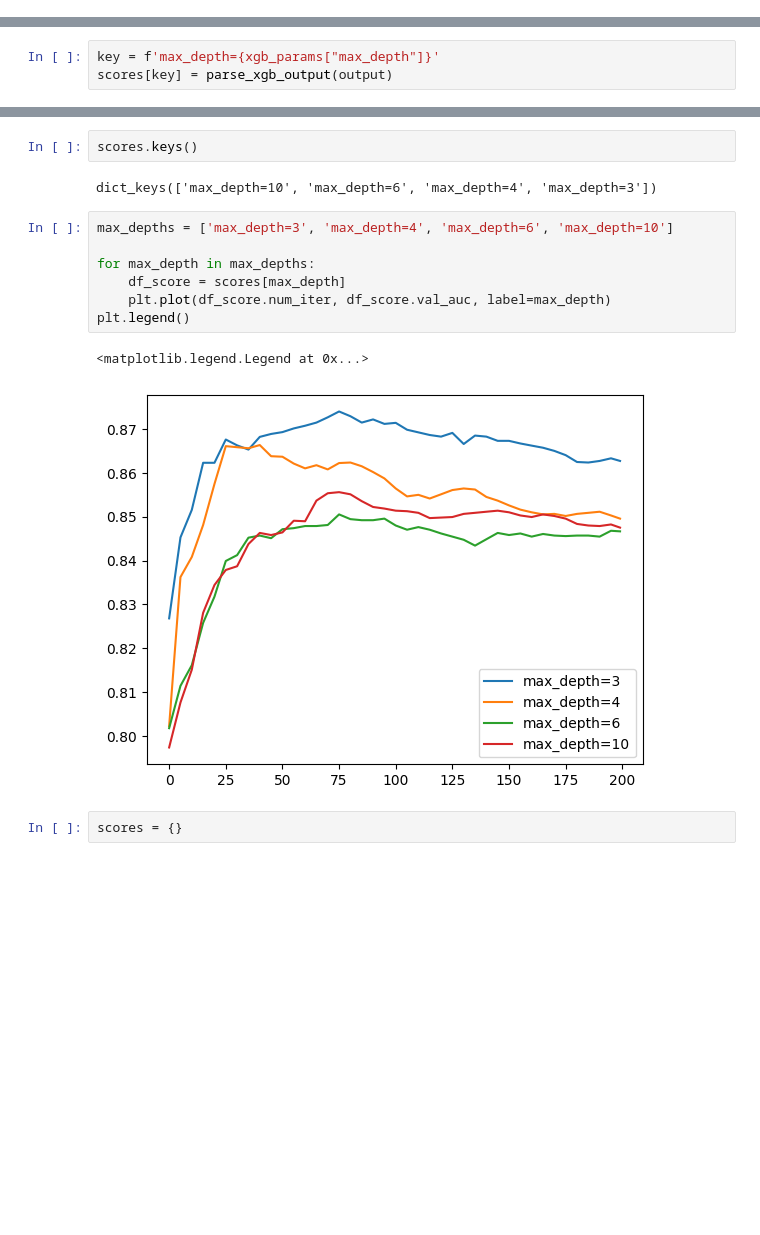
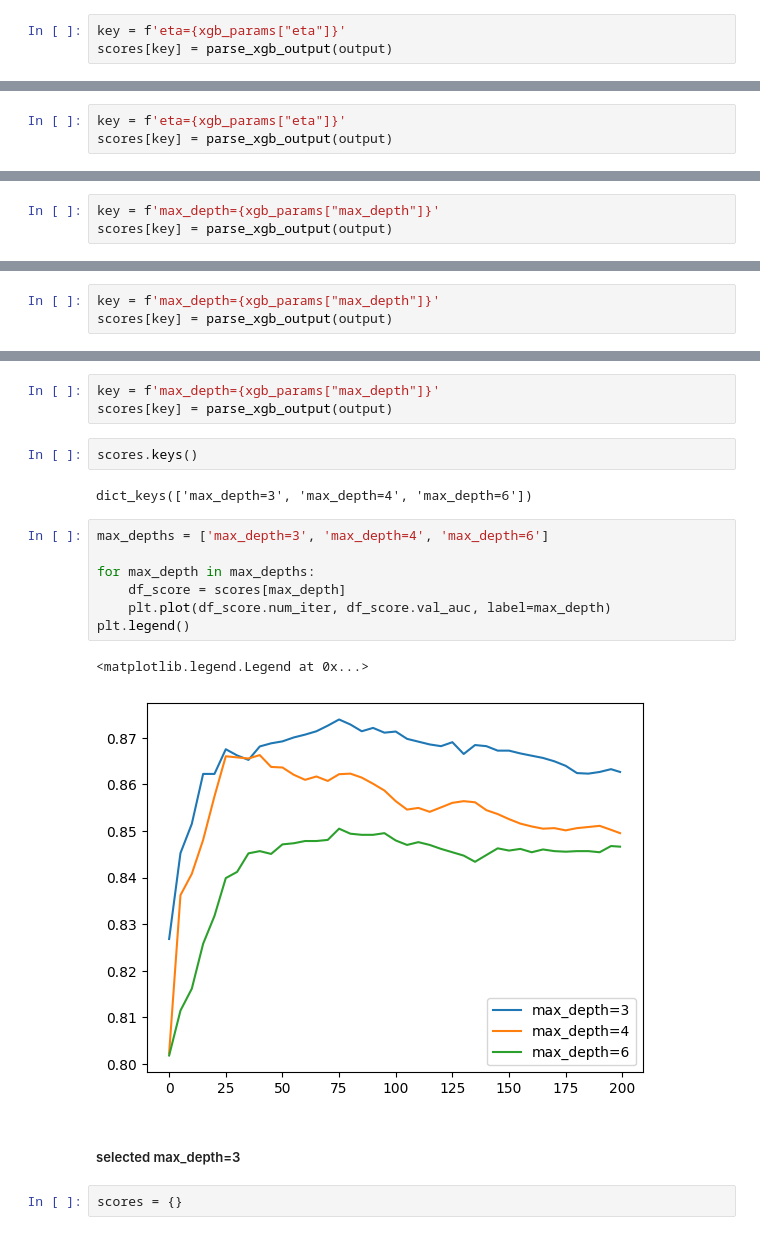
Before and after one commit to wojciech-san/heart-disease-prediction-system, a Jupyter notebook: notebooks/exploratory-data-analysis.ipynb, the cells around one changed output, grey strips where cells are left out. Saved outputs shown, nothing was run; the diff lists cells and outputs as text; blank space fills up the shorter version.

```diff
--- a/notebooks/exploratory-data-analysis.ipynb
+++ b/notebooks/exploratory-data-analysis.ipynb
@@ -539,0 +554,3 @@ scores[key] = parse_xgb_output(output)
+# %%
+key = f'eta={xgb_params["eta"]}'
+scores[key] = parse_xgb_output(output)
@@ -540,3 +570,6 @@ scores[key] = parse_xgb_output(output)
+# %%
+key = f'eta={xgb_params["eta"]}'
+scores[key] = parse_xgb_output(output)
 # %%
 scores.keys()
 # %% [output]
@@ -571,0 +620,3 @@ scores[key] = parse_xgb_output(output)
+# %%
+key = f'max_depth={xgb_params["max_depth"]}'
+scores[key] = parse_xgb_output(output)
@@ -572,17 +636,22 @@ scores[key] = parse_xgb_output(output)
+# %%
+key = f'max_depth={xgb_params["max_depth"]}'
+scores[key] = parse_xgb_output(output)
 # %%
 scores.keys()
 # %% [output]
-dict_keys(['max_depth=10', 'max_depth=6', 'max_depth=4', 'max_depth=3'])
+dict_keys(['max_depth=3', 'max_depth=4', 'max_depth=6'])
 # %%
-max_depths = ['max_depth=3', 'max_depth=4', 'max_depth=6', 'max_depth=10']
+max_depths = ['max_depth=3', 'max_depth=4', 'max_depth=6']
 
 for max_depth in max_depths:
     df_score = scores[max_depth]
     plt.plot(df_score.num_iter, df_score.val_auc, label=max_depth)
 plt.legend()
 # %% [output]
 <matplotlib.legend.Legend at 0x...>
-[figure, old version]
+[figure, new version]
+# %% [markdown]
+##### selected max_depth=3
 # %%
 scores = {}
 # %%
```
Also changed, not shown: parts of 26 cells of this notebook, 5 other files.
